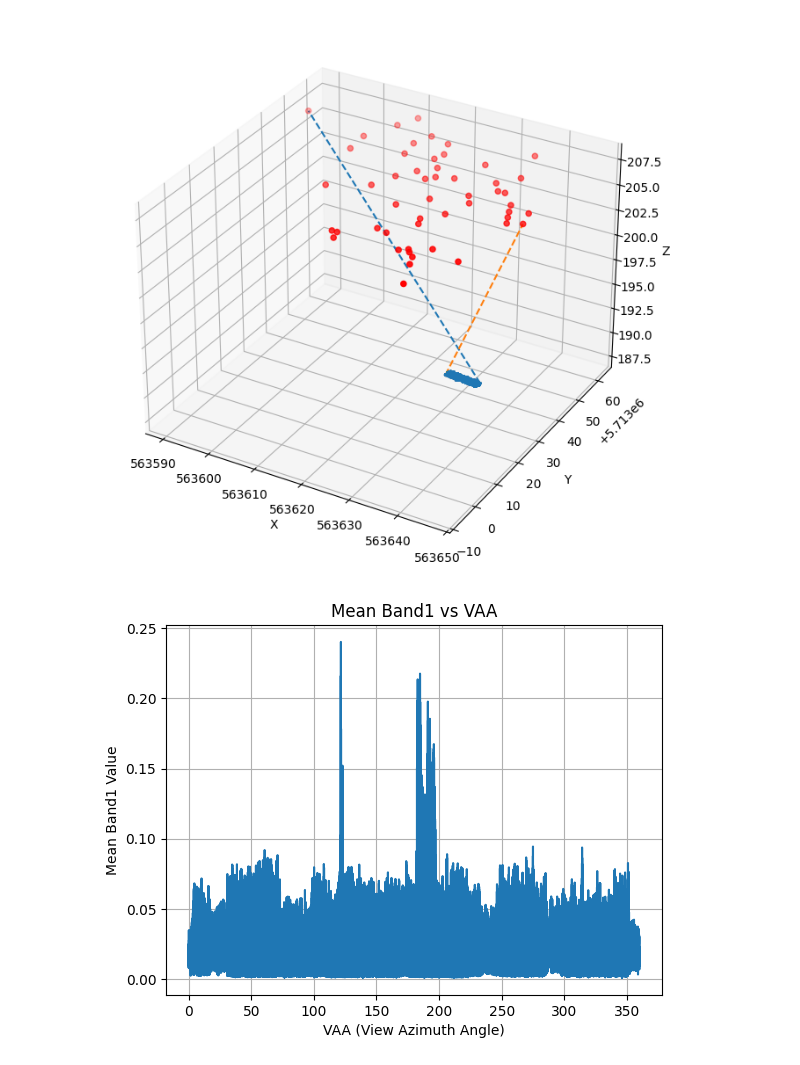
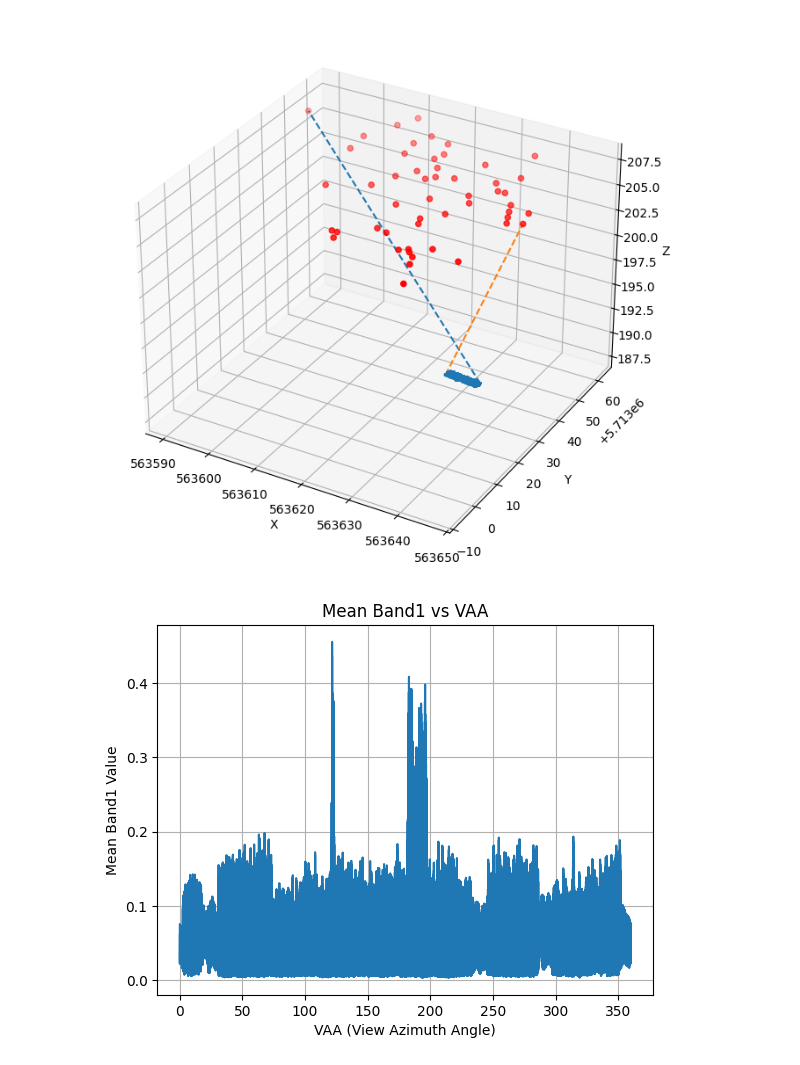
Before and after one commit to ReneHeim/proj_on_uav, a Jupyter notebook: plot_dataframes.ipynb, the cells around one changed output. Cells and saved outputs as stored; diff of their text form; code cells hidden in the pictures.

```diff
--- a/plot_dataframes.ipynb
+++ b/plot_dataframes.ipynb
@@ -379,26 +379,26 @@ fig.show()
 # %%
 
 vaa_groupimg = (
     df.group_by("vaa")
-    .agg(pl.col("band1").mean().alias("mean_band1"))
+    .agg(pl.col("band2").mean().alias("mean_band1"))
     .sort("vaa")
 )
 
 # Extract data for plotting
 vaa_values = vaa_groupimg["vaa"].to_numpy()
 band1_means = vaa_groupimg["mean_band1"].to_numpy()
 
 # Plot
 import matplotlib.pyplot as plt
 
 plt.plot(vaa_values, band1_means)
 plt.xlabel("VAA (View Azimuth Angle)")
 plt.ylabel("Mean Band1 Value")
 plt.title("Mean Band1 vs VAA")
 plt.grid(True)
 plt.show()
 # %% [output]
-[figure, old version]
+[figure, new version]
 # %%
 import numpy as np, matplotlib.pyplot as plt
 
```
Also changed, not shown: parts of 1 cell of this notebook.
